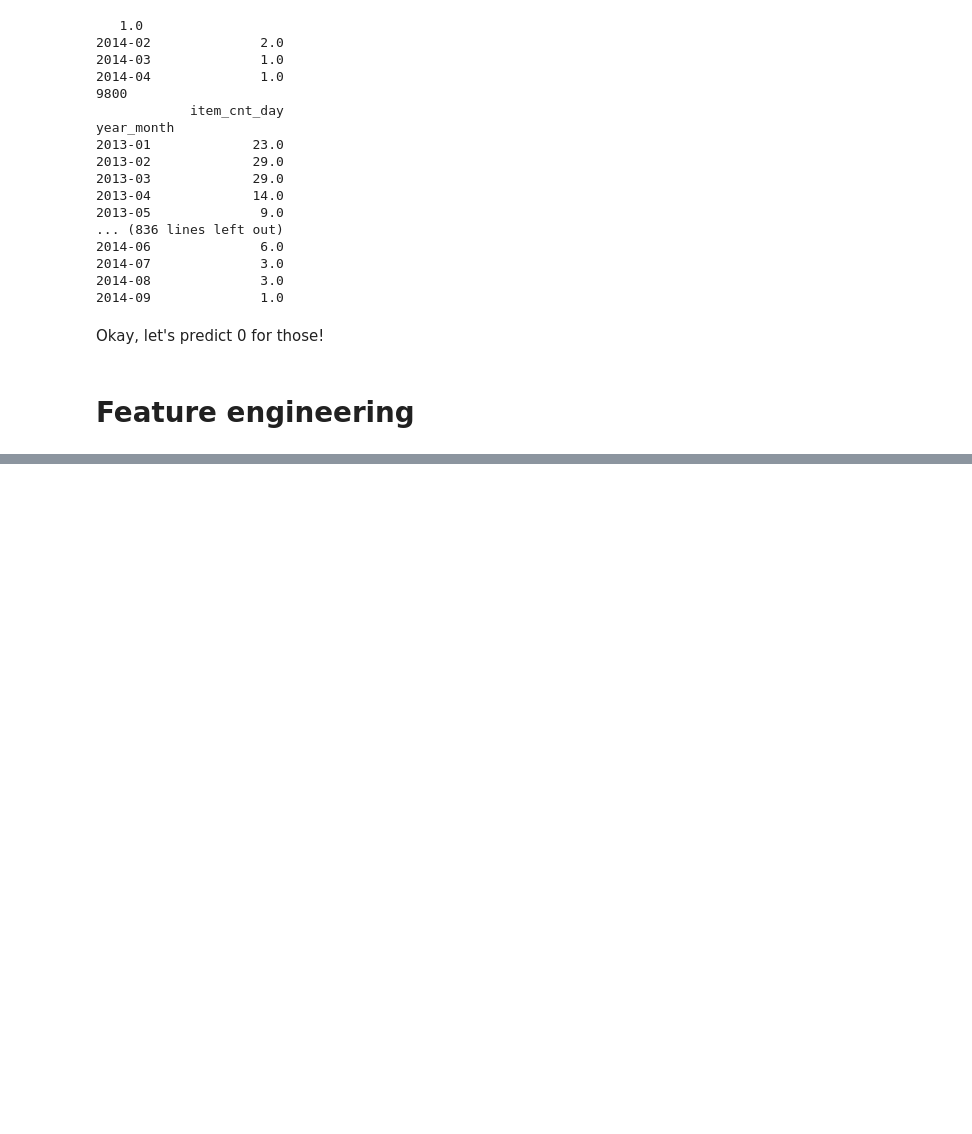
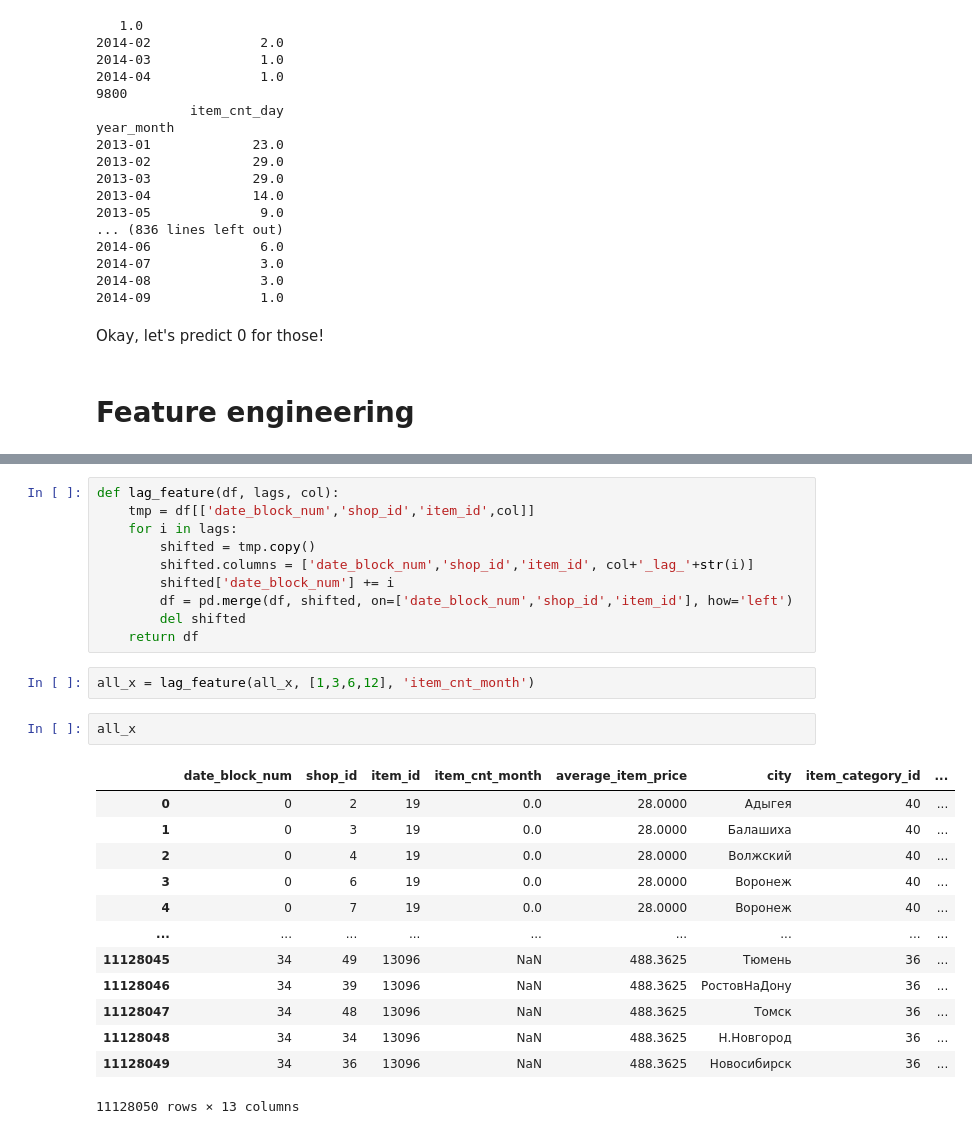
Before and after one commit to jrnhofman/Kaggle, a Jupyter notebook: competitive_data_science/final_project/predict_sales.ipynb, the cells around one changed output, grey strips where cells are left out. Drawn from its saved outputs; the diff is of its cells as text; blank space fills up the shorter version.

```diff
--- a/competitive_data_science/final_project/predict_sales.ipynb
+++ b/competitive_data_science/final_project/predict_sales.ipynb
@@ -394,0 +698,28 @@ Since I haven't used target mean encoding before and I want to learn how to do t
+# %%
+def lag_feature(df, lags, col):
+    tmp = df[['date_block_num','shop_id','item_id',col]]
+    for i in lags:
+        shifted = tmp.copy()
+        shifted.columns = ['date_block_num','shop_id','item_id', col+'_lag_'+str(i)]
+        shifted['date_block_num'] += i
+        df = pd.merge(df, shifted, on=['date_block_num','shop_id','item_id'], how='left')
+        del shifted
+    return df
+# %%
+all_x = lag_feature(all_x, [1,3,6,12], 'item_cnt_month')
+# %%
+all_x
+# %% [output]
+|  | date_block_num | shop_id | item_id | item_cnt_month | average_item_price | city | item_category_id | ... |
+| 0 | 0 | 2 | 19 | 0.0 | 28.0000 | Адыгея | 40 | ... |
+| 1 | 0 | 3 | 19 | 0.0 | 28.0000 | Балашиха | 40 | ... |
+| 2 | 0 | 4 | 19 | 0.0 | 28.0000 | Волжский | 40 | ... |
+| 3 | 0 | 6 | 19 | 0.0 | 28.0000 | Воронеж | 40 | ... |
+| 4 | 0 | 7 | 19 | 0.0 | 28.0000 | Воронеж | 40 | ... |
+| ... | ... | ... | ... | ... | ... | ... | ... | ... |
+| 11128045 | 34 | 49 | 13096 | NaN | 488.3625 | Тюмень | 36 | ... |
+| 11128046 | 34 | 39 | 13096 | NaN | 488.3625 | РостовНаДону | 36 | ... |
+| 11128047 | 34 | 48 | 13096 | NaN | 488.3625 | Томск | 36 | ... |
+| 11128048 | 34 | 34 | 13096 | NaN | 488.3625 | Н.Новгород | 36 | ... |
+| 11128049 | 34 | 36 | 13096 | NaN | 488.3625 | Новосибирск | 36 | ... |
+11128050 rows × 13 columns
```
Also changed, not shown: parts of 46 cells of this notebook.
